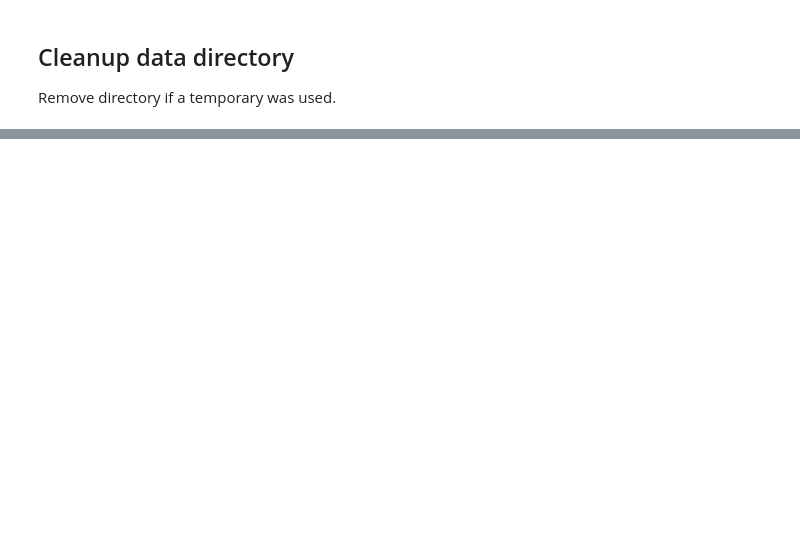
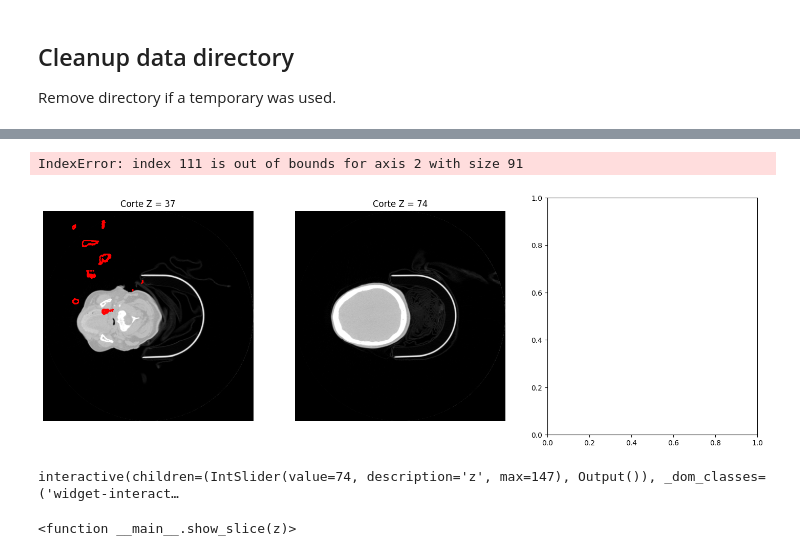
Before and after one commit to alexiacanosa/pruebas_monai, a Jupyter notebook: 3d_segmentation/spleen_segmentation_3d.ipynb, the cells around one changed output, grey strips where cells are left out. Drawn from its saved outputs; the diff is of its cells as text; code cells hidden in the pictures; blank space fills up the shorter version.

```diff
--- a/3d_segmentation/spleen_segmentation_3d.ipynb
+++ b/3d_segmentation/spleen_segmentation_3d.ipynb
@@ -538,0 +599,3 @@ if directory is None:
+# %%
+from google.colab import files
+uploaded = files.upload()  # selecciona tus .nii.gz desde tu ordenador
@@ -538,0 +646,8 @@ if directory is None:
+# %%
+from monai.data import Dataset, DataLoader
+
+val_ds = Dataset(data=data_files, transform=val_transforms)
+val_loader = DataLoader(val_ds, batch_size=1)
+# %%
+batch_data = next(iter(val_loader))
+print("Claves del batch:", batch_data.keys())
@@ -538,0 +886,66 @@ if directory is None:
+# %%
+import matplotlib.pyplot as plt
+import numpy as np
+import nibabel as nib
+
+# Cargar la imagen CT y la segmentación
+img_path = "/content/CHUM-001__CT.nii.gz"
+seg_path = "/content/outputs/seg_CT_0_0.nii.gz"
+
+img_data = nib.load(img_path).get_fdata()
+seg_data = nib.load(seg_path).get_fdata()
+
+# Normalizar intensidades de la CT
+img_data = np.clip(img_data, -1000, 400)
+img_data = (img_data - img_data.min()) / (img_data.max() - img_data.min())
+
+# Cortes centrales
+z_slices = [
+    seg_data.shape[2] // 4,
+    seg_data.shape[2] // 2,
+    3 * seg_data.shape[2] // 4
+]
+
+plt.figure(figsize=(18, 6))
+for i, z in enumerate(z_slices):
+    plt.subplot(1, 3, i+1)
+    plt.imshow(img_data[:, :, z], cmap="gray")
+    # máscara con borde rojo visible
+    plt.contour(seg_data[:, :, z], colors='red', linewidths=1)
+    plt.title(f"Corte Z = {z}")
+    plt.axis("off")
+
+plt.suptitle("CT + Contornos de Segmentación (en rojo)", fontsize=16)
+plt.show()
+# %% [output]
+IndexError: index 111 is out of bounds for axis 2 with size 91
+[figure, added]
+# %%
+!pip install ipywidgets --quiet
+
+import ipywidgets as widgets
+from ipywidgets import interact
+import matplotlib.pyplot as plt
+import numpy as np
+import nibabel as nib
+
+# Cargar datos
+img = nib.load("/content/CHUM-001__CT.nii.gz").get_fdata()
+seg = nib.load("/content/outputs/seg_CT_0_0.nii.gz").get_fdata()
+
+# Normalizar CT
+img = np.clip(img, -1000, 400)
+img = (img - img.min()) / (img.max() - img.min())
+
+def show_slice(z):
+    plt.figure(figsize=(7, 7))
+    plt.imshow(img[:, :, z], cmap="gray")
+    plt.contour(seg[:, :, z], colors='red', linewidths=1)
+    plt.title(f"Corte axial Z = {z}")
+    plt.axis("off")
+    plt.show()
+
+interact(show_slice, z=widgets.IntSlider(min=0, max=seg.shape[2]-1, step=1, value=seg.shape[2]//2))
+# %% [output]
+interactive(children=(IntSlider(value=74, description='z', max=147), Output()), _dom_classes=('widget-interact…
+<function __main__.show_slice(z)>
```
Also changed, not shown: parts of 25 cells of this notebook.
